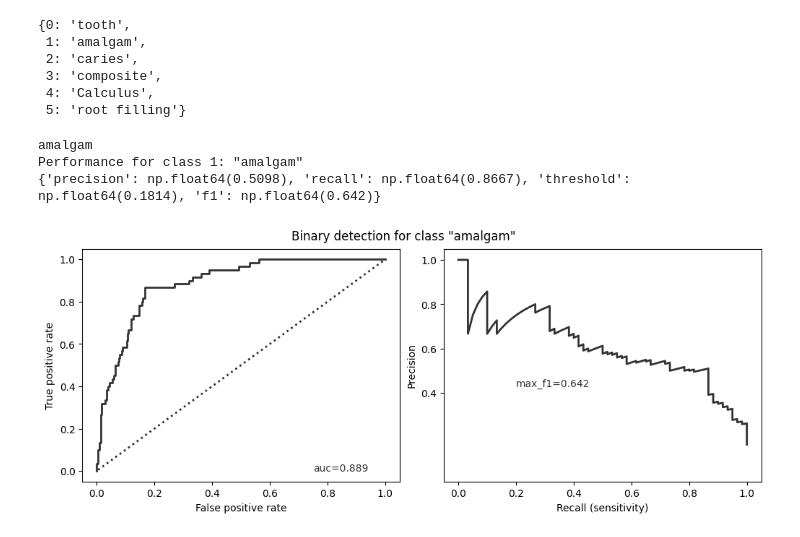
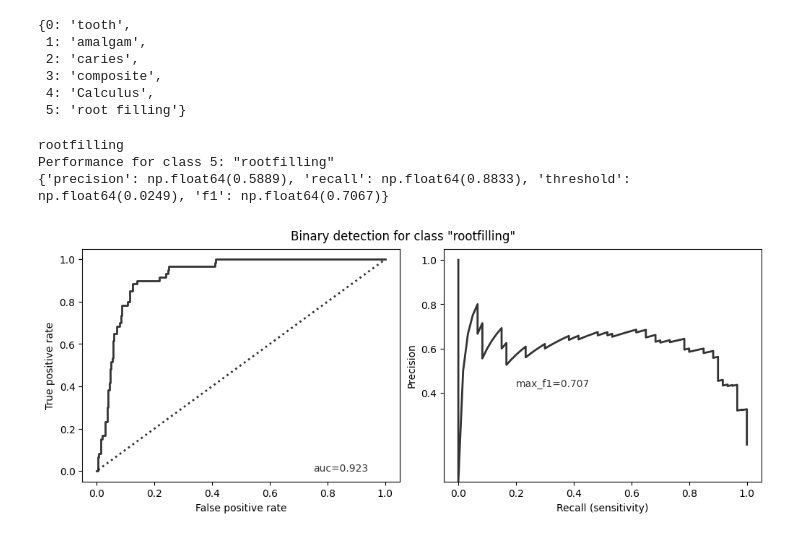
Before and after one commit to ccb-hms/computervision, a Jupyter notebook: notebooks/classification/08_test_model.ipynb, the cells around one changed output. Saved outputs shown, nothing was run; the diff lists cells and outputs as text; code cells hidden in the pictures.

```diff
--- a/notebooks/classification/08_test_model.ipynb
+++ b/notebooks/classification/08_test_model.ipynb
@@ -321,25 +338,25 @@ display(label_dict)
  4: 'Calculus',
  5: 'root filling'}
 # %%
-cl = 1
+cl = 5
 cl_name = label_dict.get(cl).replace(' ', '')
 print(cl_name)
 print(f'Performance for class {cl}: "{cl_name}"')
 
 y_true = [1 if c == cl else 0 for c in pred_df['cl'].values]
 y_score=pred_df[cl].tolist()
 
 precision, recall, p_thresholds = precision_recall_curve(y_true=y_true, y_score=y_score)
 max_f1_dict = max_f1_threshold(precision=precision[:-1], recall=recall[:-1], thr=p_thresholds)
 
 print(max_f1_dict)
 fig, ax = performance_plots(y_true=y_true, y_score=y_score, cl_name=cl_name, figsize=figsize)
 plt.show()
 print()
 # %% [output]
-amalgam
-Performance for class 1: "amalgam"
-{'precision': np.float64(0.5098), 'recall': np.float64(0.8667), 'threshold': np.float64(0.1814), 'f1': np.float64(0.642)}
+rootfilling
+Performance for class 5: "rootfilling"
+{'precision': np.float64(0.5889), 'recall': np.float64(0.8833), 'threshold': np.float64(0.0249), 'f1': np.float64(0.7067)}
-[figure, old version]
+[figure, new version]
 # %%
 # Set the threshold to make the prediction
```
Also changed, not shown: parts of 12 cells of this notebook.
